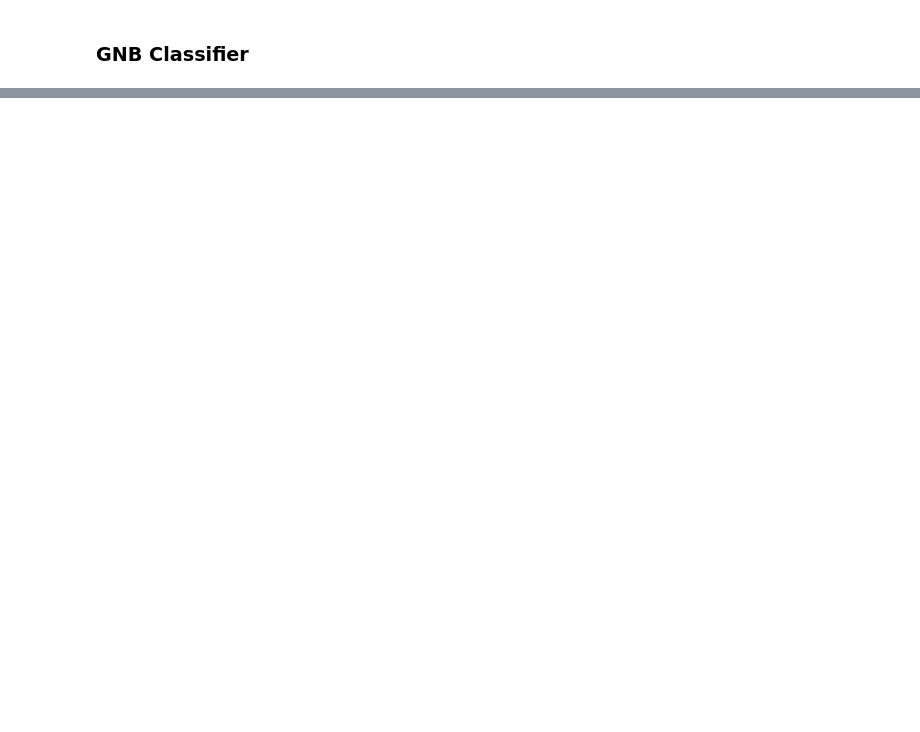
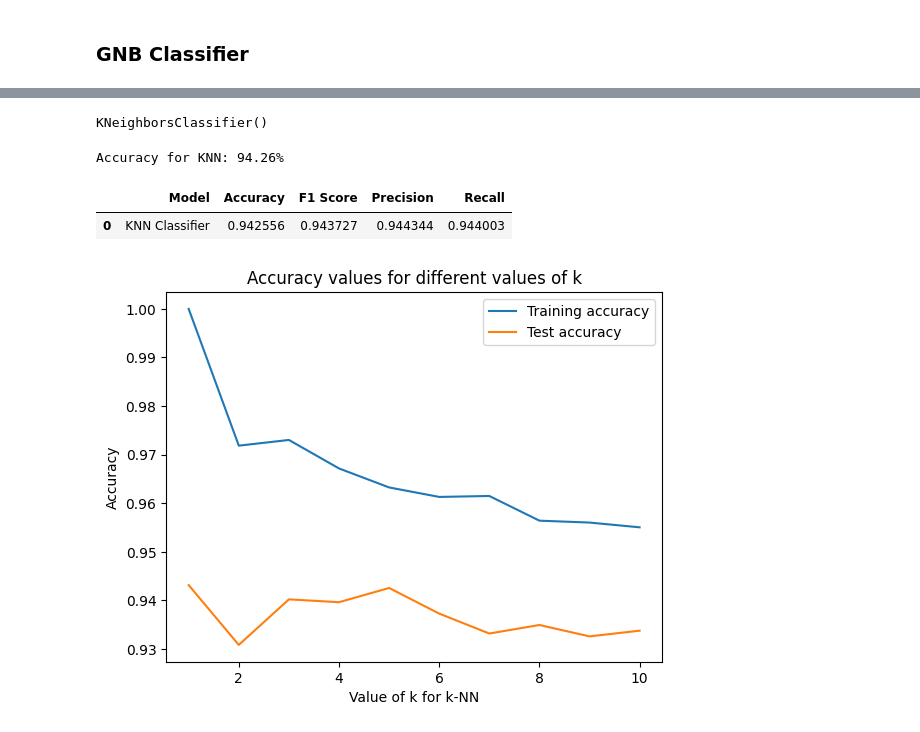
Before and after one commit to ashpreet12/MajorProject_Emg_ParkinsonDetection, a Jupyter notebook: Kaggle_Dataset_Hand_Recognition.ipynb, the cells around one changed output, grey strips where cells are left out. Cells and saved outputs as stored; diff of their text form; code cells hidden in the pictures; blank space fills up the shorter version.

```diff
--- a/Kaggle_Dataset_Hand_Recognition.ipynb
+++ b/Kaggle_Dataset_Hand_Recognition.ipynb
@@ -289,2 +451,0 @@ x_test = x_test.values.reshape(x_test.shape[0], x_test.shape[1], 1)
-# %%
-x_train, x_test, y_train, y_test = train_test_split(x, y, test_size=0.2, random_state=42)
@@ -307,6 +452,18 @@ print('Accuracy for CNN:', test_acc)
-# %%
-y_pred = np.argmax(model.predict(x_test), axis=-1)
-y_test = np.argmax(keras.utils.to_categorical(y_test), axis=-1)
+# %%
+# Create the KNN classifier
+model_knn = KNeighborsClassifier(n_neighbors=5)
+# %%
+# Fit the classifier to the training data
+model_knn.fit(x_train, y_train)
+# %% [output]
+KNeighborsClassifier()
+# %%
+# Predict the labels of the test data
+y_pred = model_knn.predict(x_test)
+accuracy_knn = accuracy_score(y_test, y_pred)
+print("Accuracy for KNN: %.2f%%" % (accuracy_knn * 100.00))
+# %% [output]
+Accuracy for KNN: 94.26%
 # %%
 acc = accuracy_score(y_test,y_pred)
 f1 = f1_score(y_test,y_pred,average='macro')
@@ -320 +475,6 @@ results_cnn
+# %%
+results_knn
+# %% [output]
+|  | Model | Accuracy | F1 Score | Precision | Recall |
+| 0 | KNN Classifier | 0.942556 | 0.943727 | 0.944344 | 0.944003 |
 # %%
@@ -321,0 +482,31 @@ results= pd.concat([results, results_cnn], ignore_index=True)
+# %%
+# Vary k from 1 to 10
+k_values = range(1, 11)
+
+# Calculate accuracy for each k on training and test sets
+train_accuracies = []
+test_accuracies = []
+for k in k_values:
+    knn = KNeighborsClassifier(n_neighbors=k)
+    knn.fit(x_train, y_train)
+
+    # Calculate accuracy on training data
+    y_train_pred = knn.predict(x_train)
+    train_accuracy = accuracy_score(y_train, y_train_pred)
+    train_accuracies.append(train_accuracy)
+
+    # Calculate accuracy on test data
+    y_test_pred = knn.predict(x_test)
+    test_accuracy = accuracy_score(y_test, y_test_pred)
+    test_accuracies.append(test_accuracy)
+
+# Plot the accuracy values for each k on training and test sets
+plt.plot(k_values, train_accuracies, label='Training accuracy')
+plt.plot(k_values, test_accuracies, label='Test accuracy')
+plt.xlabel('Value of k for k-NN')
+plt.ylabel('Accuracy')
+plt.title('Accuracy values for different values of k')
+plt.legend()
+plt.show()
+# %% [output]
+[figure, added]
```
Also changed, not shown: parts of 45 cells of this notebook.
